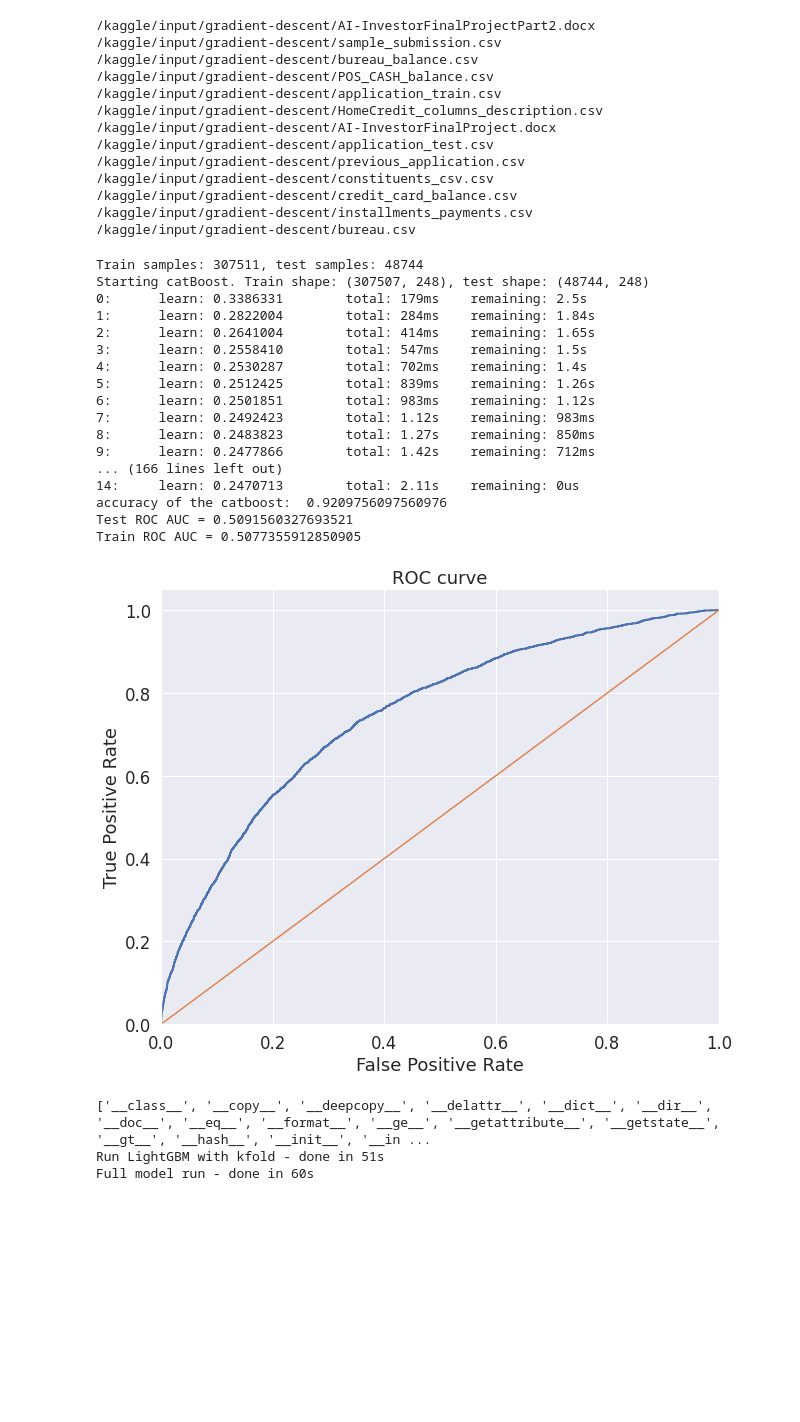
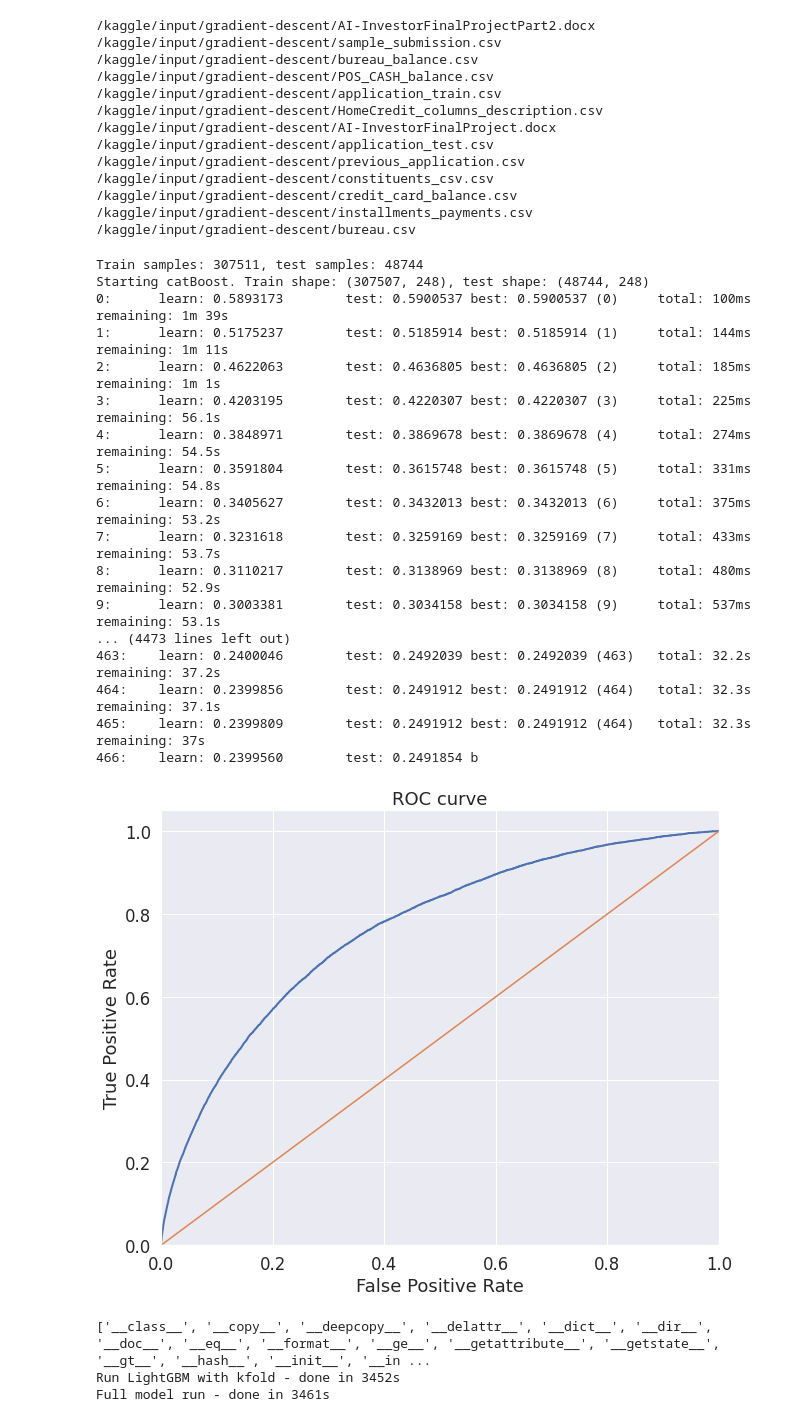
Before and after one commit to amithsbhat/machinelearning, a Jupyter notebook: final-project-home-credit-default-risk-catboost.ipynb, the cells around one changed output. Cells and saved outputs as stored; diff of their text form; code cells hidden in the pictures; blank space fills up the shorter version.

Commit message:
Kaggle Notebook | Final_Project_Home_Credit Default_Risk_Catboost | Version 4

```diff
--- a/final-project-home-credit-default-risk-catboost.ipynb
+++ b/final-project-home-credit-default-risk-catboost.ipynb
@@ -117,12 +117,18 @@ def kfold_catboost(df, num_folds, stratified = False, debug= False):
         train_x, train_y = train_df[feats].iloc[train_idx], train_df['TARGET'].iloc[train_idx]
         valid_x, valid_y = train_df[feats].iloc[valid_idx], train_df['TARGET'].iloc[valid_idx]
 
-
+        """
         catClf = CatBoostClassifier(
             iterations=15,
             learning_rate=0.5,
             loss_function='CrossEntropy'
         )
+        """
+        catClf = CatBoostClassifier()
+        grid = {'learning_rate': [0.03, 0.1],
+                'depth': [4, 6, 10],
+                'l2_leaf_reg': [1, 3, 5, 7, 9]}
+        catClf.randomized_search(grid, X=train_x, y=train_y)
 
         catClf.fit(train_x, train_y)
         predictions = catClf.predict(valid_x)
@@ -185,7 +191,7 @@ def main(debug = False):
         gc.collect()
     """
     with timer("Run LightGBM with kfold"):
-        model = kfold_catboost(df, num_folds= 10, stratified= False, debug= debug)
+        model = kfold_catboost(df, num_folds= 2, stratified= False, debug= debug)
 
 #if __name__ == "__main__":
 submission_file_name = "submission_kernel02.csv"
@@ -202,49 +208,49 @@ with timer("Full model run"):
     [LightGBM] [Warning] num_threads is set with nthread=4, will be overridden by n_jobs=-1. Current value: num_threads=-1
     [200]	training's auc: 0.774547	training's binary_logloss: 0.24208	valid_1's auc: 0.761697	valid_1's binary_logloss: 0.245617
     [400]	training's auc: 0.792338	training's binary_logloss: 0.235938	valid_1's auc: 0.768772	valid_1's binary_logloss: 0.243026
 
     ##################################################################################################################################
 
     Train ROC AUC = 0.5047895137660634
     0:	learn: 0.3479255	total: 109ms	remaining: 1.52s
     1:	learn: 0.2780125	total: 226ms	remaining: 1.47s
     2:	learn: 0.2642669	total: 351ms	remaining: 1.4s
     3:	learn: 0.2574169	total: 473ms	remaining: 1.3s
     4:	learn: 0.2538224	total: 603ms	remaining: 1.21s
     5:	learn: 0.2521725	total: 738ms	remaining: 1.11s
     6:	learn: 0.2511846	total: 877ms	remaining: 1s
     7:	learn: 0.2501377	total: 1.02s	remaining: 889ms
     8:	learn: 0.2495308	total: 1.13s	remaining: 753ms
     9:	learn: 0.2490390	total: 1.29s	remaining: 645ms
     10:	learn: 0.2485886	total: 1.42s	remaining: 518ms
     11:	learn: 0.2482280	total: 1.56s	remaining: 389ms
     12:	learn: 0.2479119	total: 1.68s	remaining: 259ms
     13:	learn: 0.2473593	total: 1.82s	remaining: 130ms
     14:	learn: 0.2470713	total: 1.94s	remaining: 0us
     accuracy of the catboost:  0.9209756097560976
     Test ROC AUC = 0.5091560327693521
     Train ROC AUC = 0.5077355912850905
     """
     main()
 # %% [output]
 Train samples: 307511, test samples: 48744
 Starting catBoost. Train shape: (307507, 248), test shape: (48744, 248)
-0:      learn: 0.3386331        total: 179ms    remaining: 2.5s
-1:      learn: 0.2822004        total: 284ms    remaining: 1.84s
-2:      learn: 0.2641004        total: 414ms    remaining: 1.65s
-3:      learn: 0.2558410        total: 547ms    remaining: 1.5s
-4:      learn: 0.2530287        total: 702ms    remaining: 1.4s
-5:      learn: 0.2512425        total: 839ms    remaining: 1.26s
-6:      learn: 0.2501851        total: 983ms    remaining: 1.12s
-7:      learn: 0.2492423        total: 1.12s    remaining: 983ms
-8:      learn: 0.2483823        total: 1.27s    remaining: 850ms
-9:      learn: 0.2477866        total: 1.42s    remaining: 712ms
-... (166 lines left out)
-14:     learn: 0.2470713        total: 2.11s    remaining: 0us
-accuracy of the catboost:  0.9209756097560976
-Test ROC AUC = 0.5091560327693521
-Train ROC AUC = 0.5077355912850905
+0:      learn: 0.5893173        test: 0.5900537 best: 0.5900537 (0)     total: 100ms    remaining: 1m 39s
+1:      learn: 0.5175237        test: 0.5185914 best: 0.5185914 (1)     total: 144ms    remaining: 1m 11s
+2:      learn: 0.4622063        test: 0.4636805 best: 0.4636805 (2)     total: 185ms    remaining: 1m 1s
+3:      learn: 0.4203195        test: 0.4220307 best: 0.4220307 (3)     total: 225ms    remaining: 56.1s
+4:      learn: 0.3848971        test: 0.3869678 best: 0.3869678 (4)     total: 274ms    remaining: 54.5s
+5:      learn: 0.3591804        test: 0.3615748 best: 0.3615748 (5)     total: 331ms    remaining: 54.8s
+6:      learn: 0.3405627        test: 0.3432013 best: 0.3432013 (6)     total: 375ms    remaining: 53.2s
+7:      learn: 0.3231618        test: 0.3259169 best: 0.3259169 (7)     total: 433ms    remaining: 53.7s
+8:      learn: 0.3110217        test: 0.3138969 best: 0.3138969 (8)     total: 480ms    remaining: 52.9s
+9:      learn: 0.3003381        test: 0.3034158 best: 0.3034158 (9)     total: 537ms    remaining: 53.1s
+... (4473 lines left out)
+463:    learn: 0.2400046        test: 0.2492039 best: 0.2492039 (463)   total: 32.2s    remaining: 37.2s
+464:    learn: 0.2399856        test: 0.2491912 best: 0.2491912 (464)   total: 32.3s    remaining: 37.1s
+465:    learn: 0.2399809        test: 0.2491912 best: 0.2491912 (464)   total: 32.3s    remaining: 37s
+466:    learn: 0.2399560        test: 0.2491854 b
-[figure, old version]
+[figure, new version]
 ['__class__', '__copy__', '__deepcopy__', '__delattr__', '__dict__', '__dir__', '__doc__', '__eq__', '__format__', '__ge__', '__getattribute__', '__getstate__', '__gt__', '__hash__', '__init__', '__in ...
-Run LightGBM with kfold - done in 51s
-Full model run - done in 60s
+Run LightGBM with kfold - done in 3452s
+Full model run - done in 3461s
```
